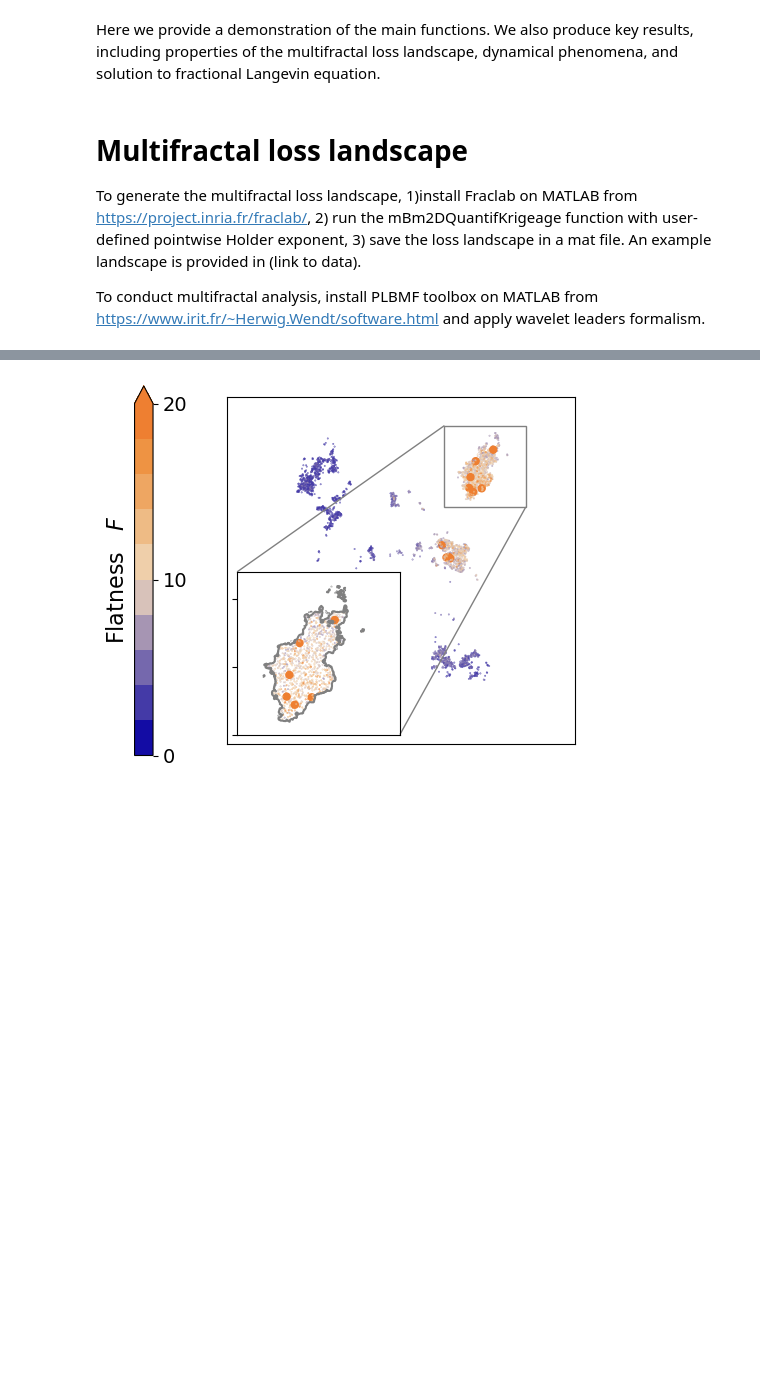
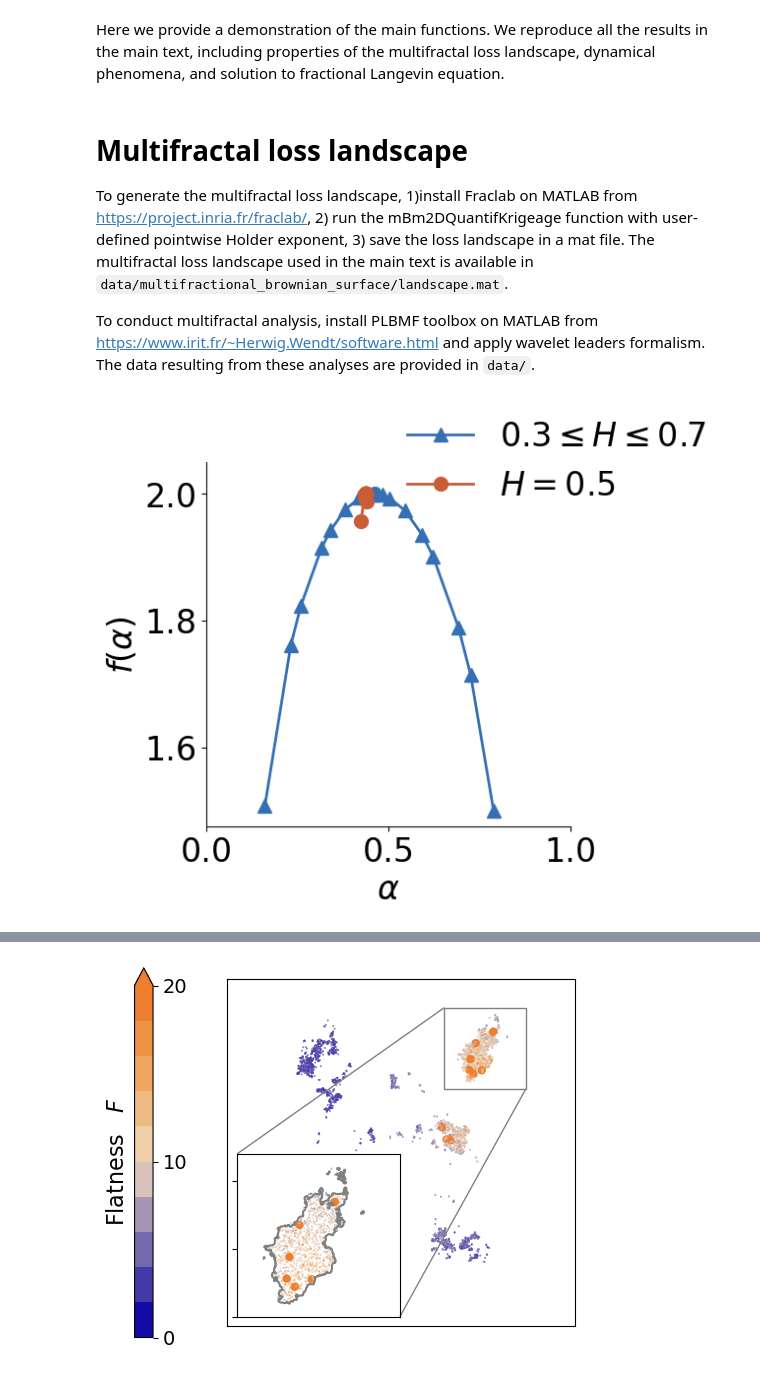
Before and after one commit to anly2178/GD-multifractal-landscape, a Jupyter notebook: demo.ipynb, the cells around one changed output, grey strips where cells are left out. Cells and saved outputs as stored; diff of their text form; code cells hidden in the pictures; blank space fills up the shorter version.

```diff
--- a/demo.ipynb
+++ b/demo.ipynb
@@ -1,10 +1,51 @@
 # %% [markdown]
-Here we provide a demonstration of the main functions. We also produce key results, including properties of the multifractal loss landscape, dynamical phenomena, and solution to fractional Langevin equation.
+Here we provide a demonstration of the main functions. We reproduce all the results in the main text, including properties of the multifractal loss landscape, dynamical phenomena, and solution to fractional Langevin equation.
 # %% [markdown]
 # Multifractal loss landscape
-To generate the multifractal loss landscape, 1)install Fraclab on MATLAB from https://project.inria.fr/fraclab/, 2) run the mBm2DQuantifKrigeage function with user-defined pointwise Holder exponent, 3) save the loss landscape in a mat file. An example landscape is provided in (link to data).
+To generate the multifractal loss landscape, 1)install Fraclab on MATLAB from https://project.inria.fr/fraclab/, 2) run the mBm2DQuantifKrigeage function with user-defined pointwise Holder exponent, 3) save the loss landscape in a mat file. The multifractal loss landscape used in the main text is available in `data/multifractional_brownian_surface/landscape.mat`.
 
-To conduct multifractal analysis, install PLBMF toolbox on MATLAB from https://www.irit.fr/~Herwig.Wendt/software.html and apply wavelet leaders formalism.
+To conduct multifractal analysis, install PLBMF toolbox on MATLAB from https://www.irit.fr/~Herwig.Wendt/software.html and apply wavelet leaders formalism. The data resulting from these analyses are provided in `data/`.
+# %%
+import matplotlib.pyplot as plt
+from scipy.io import loadmat
+from multifractal_gd.general_tools import squarify
+# Plot configurations
+BIGGER_SIZE = 24
+
+plt.rc('font', size=BIGGER_SIZE)          # controls default text sizes
+plt.rc('axes', titlesize=BIGGER_SIZE)     # fontsize of the axes title
+plt.rc('axes', labelsize=BIGGER_SIZE)    # fontsize of the x and y labels
+plt.rc('xtick', labelsize=BIGGER_SIZE)    # fontsize of the tick labels
+plt.rc('ytick', labelsize=BIGGER_SIZE)    # fontsize of the tick labels
+plt.rc('legend', fontsize=BIGGER_SIZE)    # legend fontsize
+plt.rc('figure', titlesize=BIGGER_SIZE)  # fontsize of the figure title
+
+fig, ax = plt.subplots()
+
+# Multifractional brownian surface
+data = loadmat("data/multifractional_brownian_surface/multifractal_spectrum.mat")
+falpha = data['Dq'].flatten()
+alpha = data['hq'].flatten()
+ax.plot(alpha,falpha,'^-', label=r'$0.3 \leq H \leq 0.7$', c='#3570B5', markersize=10, linewidth=2)
+
+# Fractional brownian surface
+data = loadmat("data/fractional_brownian_surfaces/multifractal_spectrum.mat")
+falpha = data['Dq'].flatten()
+alpha = data['hq'].flatten()
+ax.plot(alpha,falpha,'o-', label=r'$H = 0.5$', c='#C85D36', markersize=10, linewidth=2)
+
+# Make prettier
+ax.set_xlim([0,1])
+ax.set_ylim(top=2.05)
+ax.set_xlabel(r'$\alpha$')
+ax.set_ylabel(r'$f(\alpha)$')
+legend = fig.legend(loc=1, bbox_to_anchor=(1.05,1.03), framealpha=1, ncol=1, frameon=False)
+ax.spines[['right', 'top']].set_visible(False)
+squarify(fig)
+# fig.savefig("figures/multifractal.pdf", dpi=600, bbox_inches='tight')
+plt.show()
+# %% [output]
+[figure, added]
 # %%
 from scipy.io import loadmat
 from scipy import interpolate
```
Also changed, not shown: parts of 18 cells of this notebook, 27 other files.
